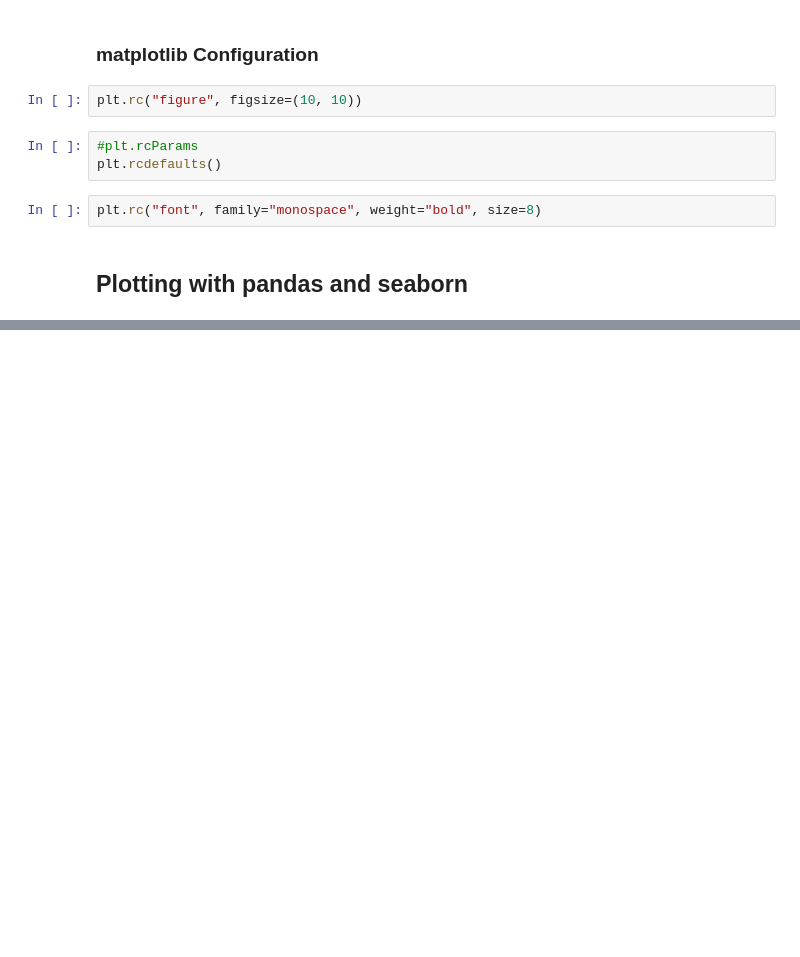
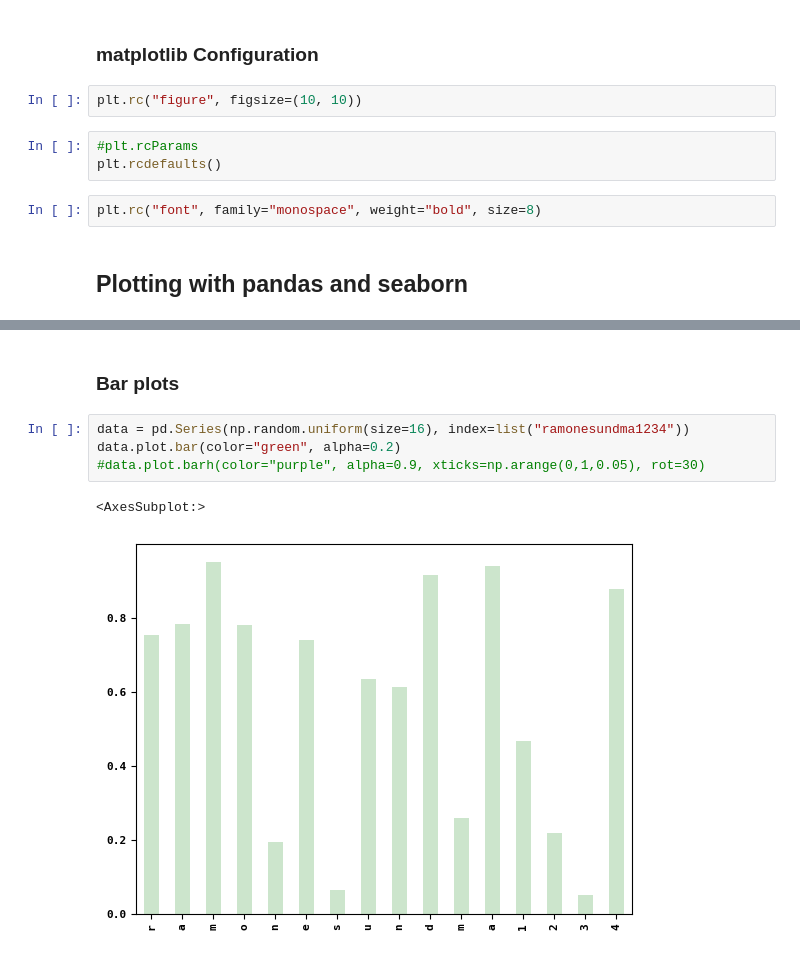
Before and after one commit to emuro/books, a Jupyter notebook: python/pydata-book/ch09_EM.ipynb, the cells around one changed output, grey strips where cells are left out. Saved outputs shown, nothing was run; the diff lists cells and outputs as text; blank space fills up the shorter version.

```diff
--- a/python/pydata-book/ch09_EM.ipynb
+++ b/python/pydata-book/ch09_EM.ipynb
@@ -233,0 +242,9 @@ s.plot()
+# %% [markdown]
+### Bar plots
+# %%
+data = pd.Series(np.random.uniform(size=16), index=list("ramonesundma1234"))
+data.plot.bar(color="green", alpha=0.2)
+#data.plot.barh(color="purple", alpha=0.9, xticks=np.arange(0,1,0.05), rot=30)
+# %% [output]
+<AxesSubplot:>
+[figure, added]
```
Also changed, not shown: parts of 32 cells of this notebook.
